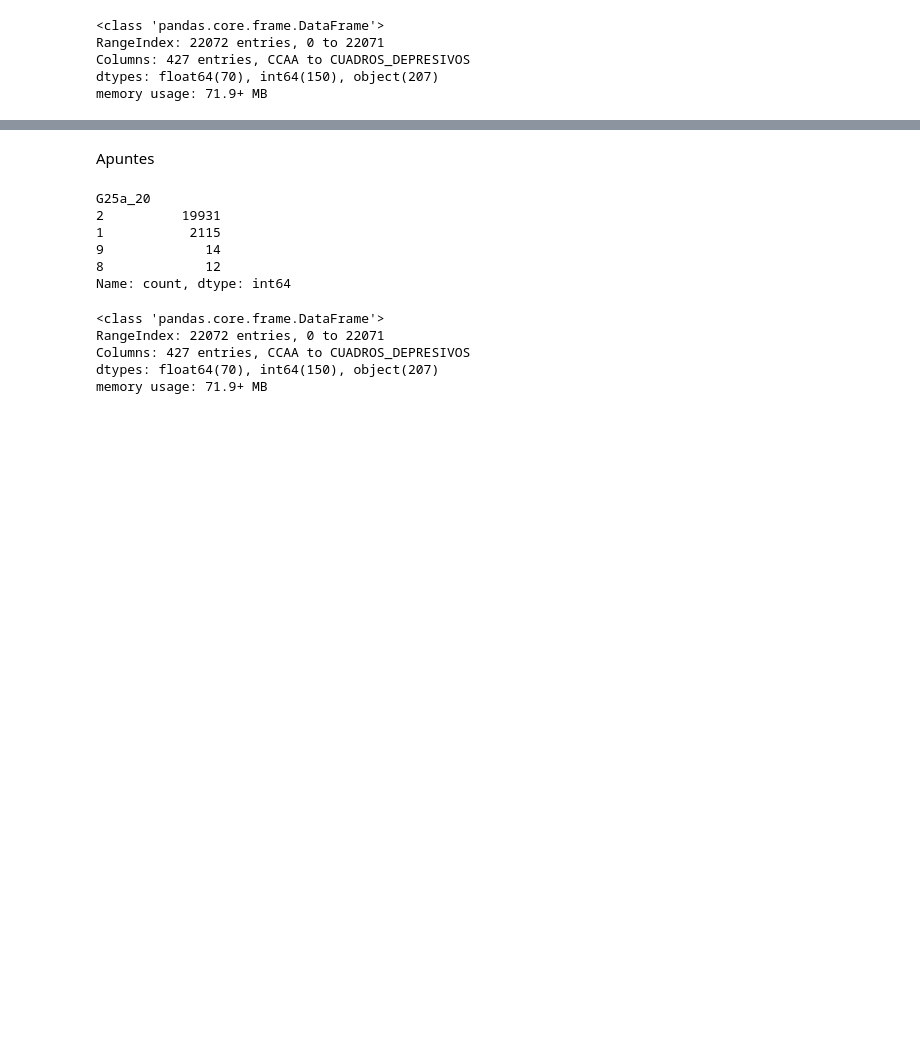
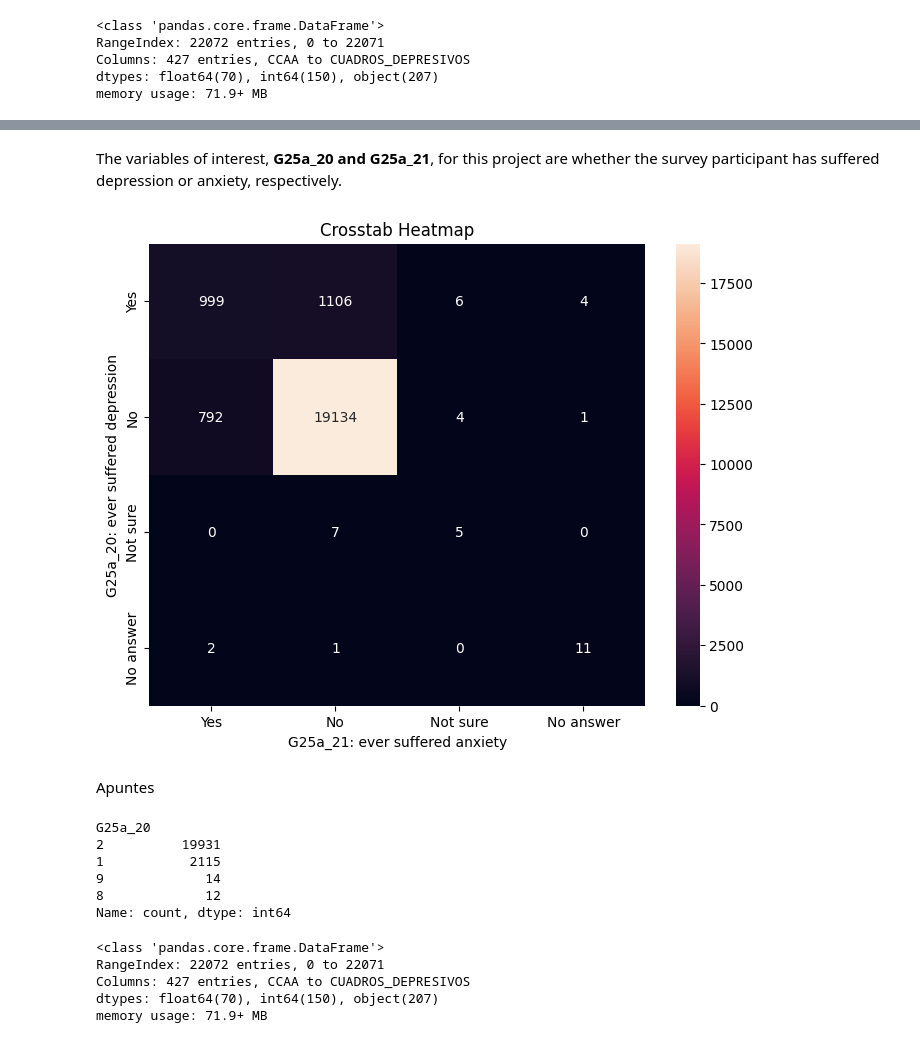
Before and after one commit to linama2593/mental_health_spain, a Jupyter notebook: src/recogida_datos.ipynb, the cells around one changed output, grey strips where cells are left out. Saved outputs shown, nothing was run; the diff lists cells and outputs as text; code cells hidden in the pictures; blank space fills up the shorter version.

```diff
--- a/src/recogida_datos.ipynb
+++ b/src/recogida_datos.ipynb
@@ -25,8 +70,7 @@ restaurar_ajuste()
 # %%
-#Importamos y guardamos el dataframe
+#RUTA_DATAFRAME = '/media/tr4shhh/Tr4Shhh_FOLDER/Proyects/4geeks/FINAL_Proyect/EESEadulto_2020.csv'
+RUTA_DATAFRAME = '/workspaces/mental_health_spain/data/raw/EESEadulto_2020.csv'
 
-import pandas as pd
+dtypes={'K33': object, 'K35':object}
 
-RUTA_DATAFRAME = '/media/tr4shhh/Tr4Shhh_FOLDER/Proyects/4geeks/FINAL_Proyect/EESEadulto_2020.csv'
-
-df = pd.read_csv(RUTA_DATAFRAME, sep='\t')
+df = pd.read_csv(RUTA_DATAFRAME, sep='\t', dtype=dtypes)
@@ -41,3 +107,17 @@ memory usage: 71.9+ MB
+# %% [markdown]
+The variables of interest, **G25a_20 and G25a_21**, for this project are whether the survey participant has suffered depression or anxiety, respectively.
+# %%
+crosstab_result= pd.crosstab(df.G25a_20, df.G25a_21)
+plt.figure(figsize=(8, 6))
+heatmap=sns.heatmap(crosstab_result, annot=True, fmt='d', cbar=True)
+heatmap.set_xticklabels(['Yes', 'No', 'Not sure', 'No answer'])
+heatmap.set_yticklabels(['Yes', 'No', 'Not sure', 'No answer'])
+heatmap.set_ylabel('G25a_20: ever suffered depression')
+heatmap.set_xlabel('G25a_21: ever suffered anxiety')
+plt.title('Crosstab Heatmap')
+plt.show()
+# %% [output]
+[figure, added]
 # %%
 new_df = df[['G25a_20']]
 # %% [markdown]
```
Also changed, not shown: parts of 13 cells of this notebook.
